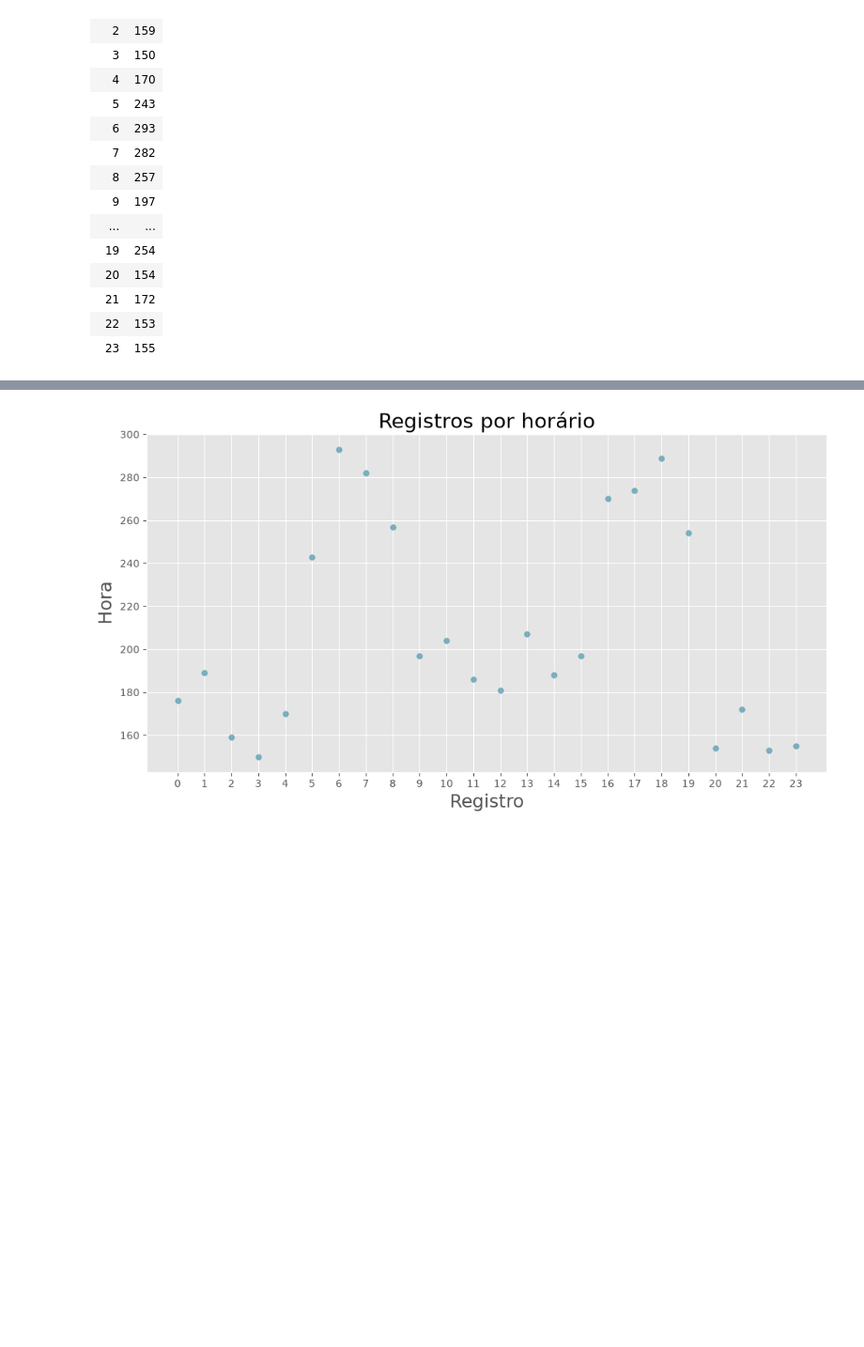
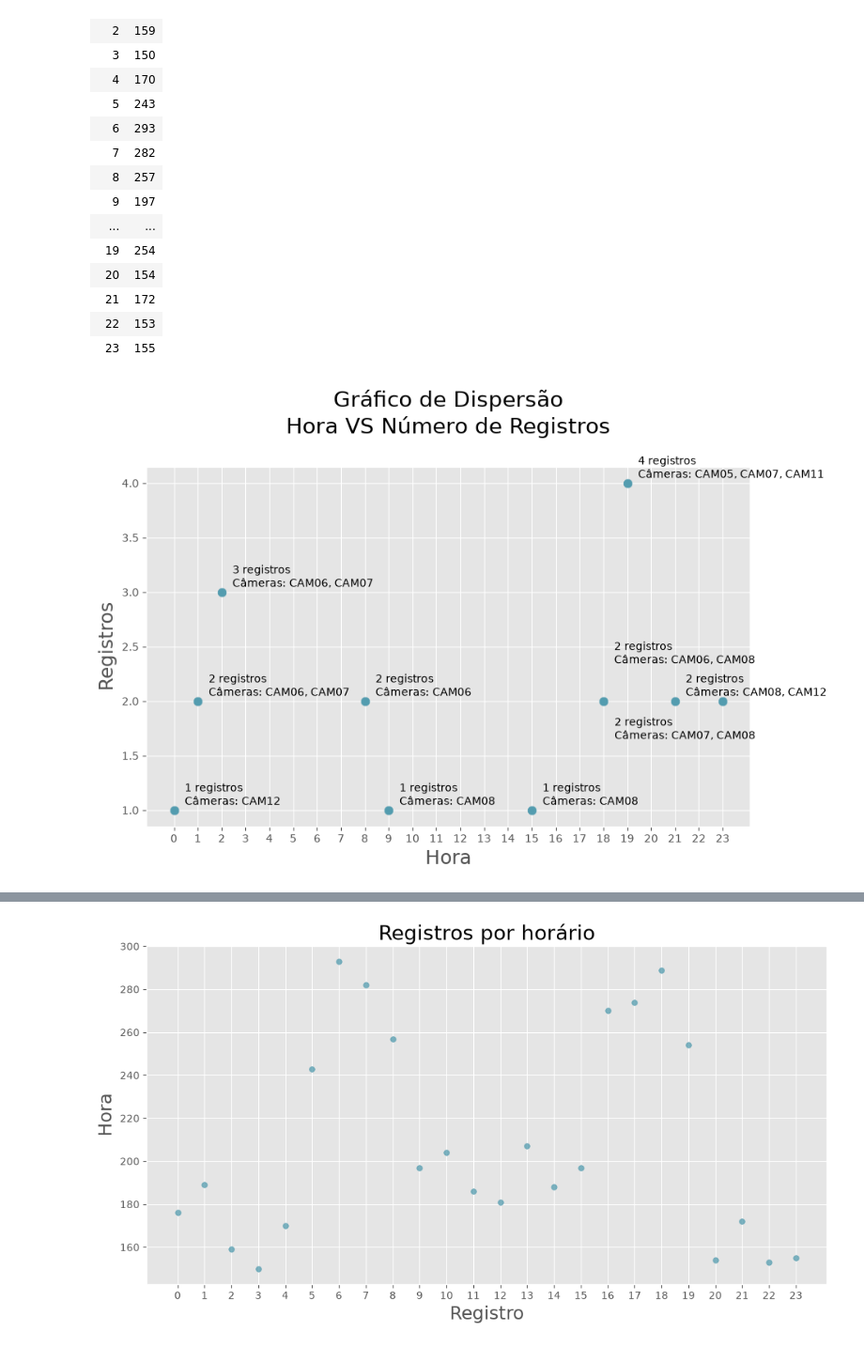
Before and after one commit to dinizjr/Trilha-IA, a Jupyter notebook: DS/Ex01.ipynb, the cells around one changed output, grey strips where cells are left out. Shown at 94% size. Drawn from its saved outputs; the diff is of its cells as text; code cells hidden in the pictures; blank space fills up the shorter version.

```diff
--- a/DS/Ex01.ipynb
+++ b/DS/Ex01.ipynb
@@ -1222,6 +1241,17 @@ for i in ax.patches:
         fontsize=10
     )
 
+# Valores de registros e câmeras próximo à esfera
+for x, y, cam in zip(x_data, y_data, cameras):
+
+    ax.text(
+        x + 20,
+        y,
+        f'{x} registros\nCâmeras: {cam}',
+        va='center',
+        fontsize=10
+    )
+
 ax.set_title(
     "Quantidade de registros de Onça-pintada por período",
     fontsize=16
@@ -1400,3 +1431,83 @@ display(Qtd.style.hide(axis="index"))
 | 21 | 172 |
 | 22 | 153 |
 | 23 | 155 |
+# %%
+#%pip install adjustText
+from adjustText import adjust_text
+#Agrega a quantidade de registros e as câmeras por Hora, ordenando pelo número de registros e Câmeras
+Qtd = (
+    dt[dt["especie"] == "Onça-pintada"]
+    .groupby("Hor")
+    .agg(
+        Qtd=("id_registro", "count"),
+        Cameras=(
+            "id_camera",
+            lambda x: ", ".join(
+                sorted(
+                    x.unique(),
+                    key=lambda cam: int(cam.replace("CAM", ""))
+                )
+            )
+        )
+    )
+    .reset_index()
+    .sort_values(by="Qtd", ascending=False)
+    .reset_index(drop=True)
+)
+
+
+#Agrega a quantidade de registros e as câmeras por ambiente, ordenando pelo número de registros e Câmeras
+
+def scatterplot(x_data, y_data, cameras, x_label, y_label, title):
+
+    _, ax = plt.subplots(figsize=(10, 6))
+
+    ax.scatter(
+        x_data,
+        y_data,
+        s=60,
+        color='#539caf',
+        alpha=1
+    )
+
+    # Valores de registros e câmeras próximo à esfera
+    for x, y, cam in zip(x_data, y_data, cameras):
+
+        if x == 18:
+            pos = (10, 35)
+        elif x == 22:
+            pos = (-120, 35)
+        elif x == 23:
+            pos = (-100, -35)
+        else:
+            pos = (10, 5)
+
+        ax.annotate(
+            f'{y} registros\nCâmeras: {cam}',
+            xy=(x, y),
+            xytext=pos,
+            textcoords='offset points',
+            fontsize=10
+        )
+
+    ax.set_title(title, fontsize=20)
+    ax.set_xlabel(x_label, fontsize=18)
+    ax.set_ylabel(y_label, fontsize=18)
+
+    ax.set_xticks(range(0, 24, 1))
+    #ax.set_xlim((0, 6))
+
+    #ax.invert_yaxis()#inverte o eixo y para que o ambiente com mais registros fique no topo do gráfico
+
+plt.style.use('ggplot')
+
+scatterplot(
+    x_data=Qtd['Hor'],
+    y_data=Qtd['Qtd'],
+    cameras=Qtd['Cameras'],
+    x_label='Hora',
+    y_label='Registros',
+    title='Gráfico de Dispersão\nHora VS Número de Registros\n'
+)
+# %% [output]
+[figure, added]
```
Also changed, not shown: parts of 12 cells of this notebook.
